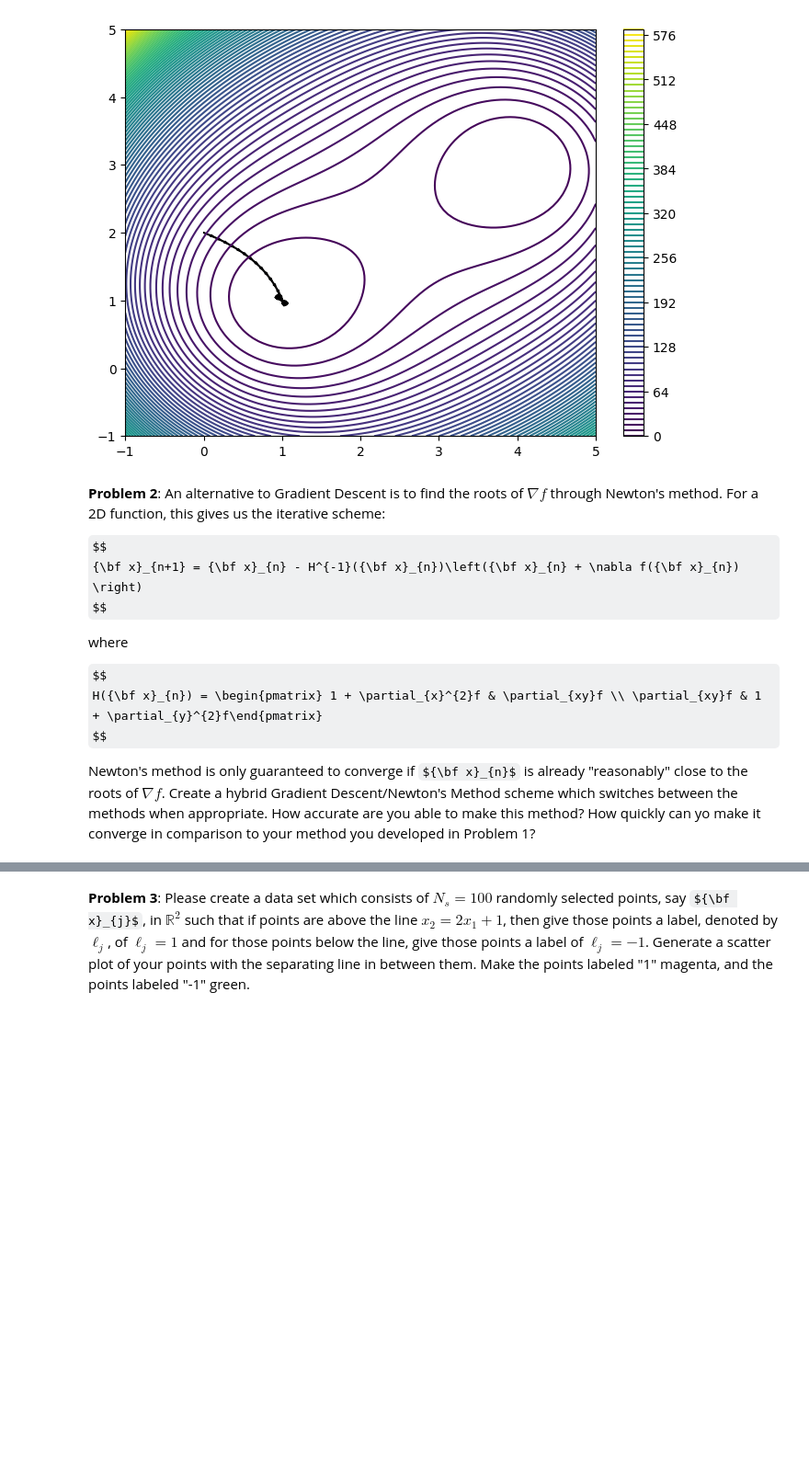
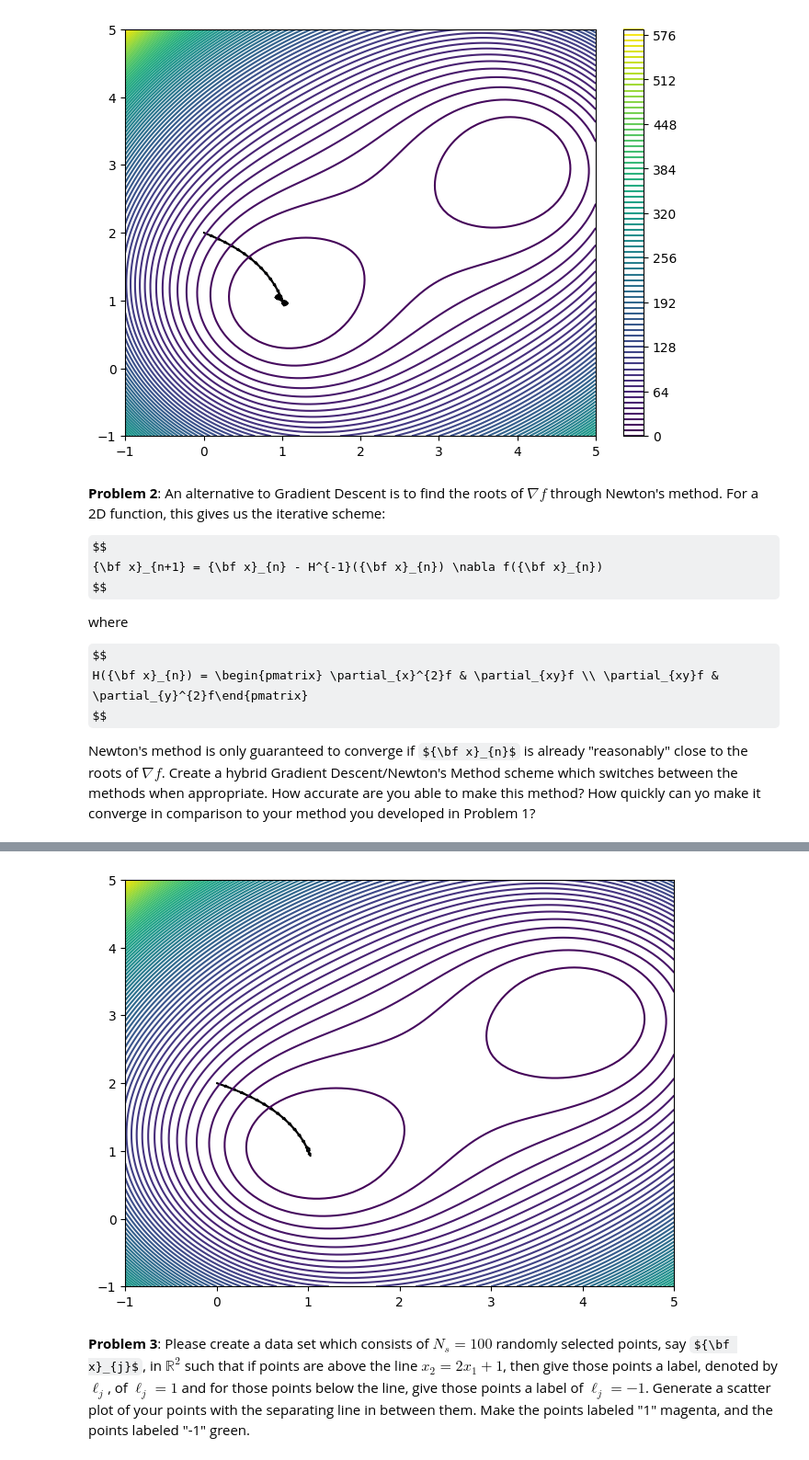
Before and after one commit to cwcurtis/MATH-596-Mathematical-Data-Science, a Jupyter notebook: Assignments/Homework_Eight.ipynb, the cells around one changed output, grey strips where cells are left out. Shown at 92% size. Saved outputs shown, nothing was run; the diff lists cells and outputs as text; code cells hidden in the pictures; some formulas as TeX source; blank space fills up the shorter version.

```diff
--- a/Assignments/Homework_Eight.ipynb
+++ b/Assignments/Homework_Eight.ipynb
@@ -59,13 +60,81 @@ cbar = fig.colorbar(cplot)
 **Problem 2**: An alternative to Gradient Descent is to find the roots of $\nabla f$ through Newton's method.  For a 2D function, this gives us the iterative scheme:
 
 $$
-{\bf x}_{n+1} = {\bf x}_{n} - H^{-1}({\bf x}_{n})\left({\bf x}_{n} + \nabla f({\bf x}_{n}) \right)
+{\bf x}_{n+1} = {\bf x}_{n} - H^{-1}({\bf x}_{n}) \nabla f({\bf x}_{n})
 $$
 
 where
 
 $$
-H({\bf x}_{n}) = \begin{pmatrix} 1 + \partial_{x}^{2}f & \partial_{xy}f \\ \partial_{xy}f & 1 + \partial_{y}^{2}f\end{pmatrix}
+H({\bf x}_{n}) = \begin{pmatrix} \partial_{x}^{2}f & \partial_{xy}f \\ \partial_{xy}f & \partial_{y}^{2}f\end{pmatrix}
 $$
 
 Newton's method is only guaranteed to converge if ${\bf x}_{n}$ is already "reasonably" close to the roots of $\nabla f$.  Create a hybrid Gradient Descent/Newton's Method scheme which switches between the methods when appropriate.  How accurate are you able to make this method?  How quickly can yo make it converge in comparison to your method you developed in Problem 1?
+# %%
+def hess(xpt):
+    x = xpt[0]
+    y = xpt[1]
+    hinv = np.zeros((2,2))
+    fxx = 2.*( (x-1.)**2. + (y-1.)**2. + (x-3.)**2. + (y-4.)**2.) + 8.*(x-1.)*(x-3.)
+    fyy = 2.*( (x-1.)**2. + (y-1.)**2. + (x-3.)**2. + (y-4.)**2.) + 8.*(y-1.)*(y-4.)
+    fxy = 4.*( (x-1.)*(y-4.) + (x-3.)*(y-1.) )
+    sclfac = fxx*fyy - fxy**2.
+    hinv[0, 0] = fyy
+    hinv[0, 1] = -fxy
+    hinv[1, 0] = -fxy
+    hinv[1, 1] = fxx
+    return hinv/sclfac
+
+def newton_stp(x0):
+    gvec = gradf(x0)
+    x1 = x0 - np.squeeze(hess(x0)@gvec.reshape(-1,1))
+    return x1
+# %%
+# This is just meant to get you started.  You need to think a bit more about how to make this work well.
+xn = np.array([0., 2.])
+stpval = 1e-1
+fig, ax = plt.subplots(layout='constrained')
+cplot = ax.contour(yvals, xvals, fvals, 80)
+
+# Now we develop a hybrid approach.  Starting with gradient descent, we iterate for a fixed step size until
+# |f(x_{n+1}) - f(x_{n})| < thrshhld.  Then we switch to Newton's method.  We stop when the overall step
+# ||x_{n+1} - x_{n}||< ep * ||x_{n}||.
+
+dx = 1e6
+cnt = 0
+maxstps = 100
+epval = 2e-16
+nrmxn = np.linalg.norm(xn)
+useGD = True
+thrshhld = .1
+
+while dx > epval*nrmxn and cnt <= maxstps:
+
+    if useGD:
+        xnp1 = descent_stp(xn, stpval)
+        fn = f(xn[0], xn[1])
+        fnp1 = f(xnp1[0], xnp1[1])
+        df = np.abs( fnp1 - fn )
+        if df < thrshhld:
+            useGD = False
+    else:
+        xnp1 = newton_stp(xn)
+        fnp1 = f(xnp1[0], xnp1[1])
+
+    dvals = xnp1 - xn
+    ax.arrow(xn[0], xn[1], dvals[0], dvals[1], width = .01)
+
+    dx = np.linalg.norm(dvals)
+    nrmxn = np.linalg.norm(xn)
+    xn = copy(xnp1)
+    cnt += 1
+    if useGD:
+        print("Gradient Descent Step")
+    else:
+        print("Newton Step")
+    print(f"Value of function at this step is: {fnp1}")
+    print(f"Current point is: {xnp1}")
+    print()
+
+print(f"Total number of iterations is: {cnt}")
+# %% [output]
@@ -72,3 +158,4 @@ Newton's method is only guaranteed to converge if ${\bf x}_{n}$ is already "reas
+[figure, added]
 # %% [markdown]
 **Problem 3**: Please create a data set which consists of $N_{s} = 100$ randomly selected points, say ${\bf x}_{j}$, in $\mathbb{R}^{2}$ such that if points are above the line $x_{2}=2x_{1} + 1$, then give those points a label, denoted by $\ell_{j}$, of $\ell_{j}=1$ and for those points below the line, give those points a label of $\ell_{j}=-1$.  Generate a scatter plot of your points with the separating line in between them.  Make the points labeled "1" magenta, and the points labeled "-1" green.
 # %%
```
Also changed, not shown: parts of 5 cells of this notebook.
